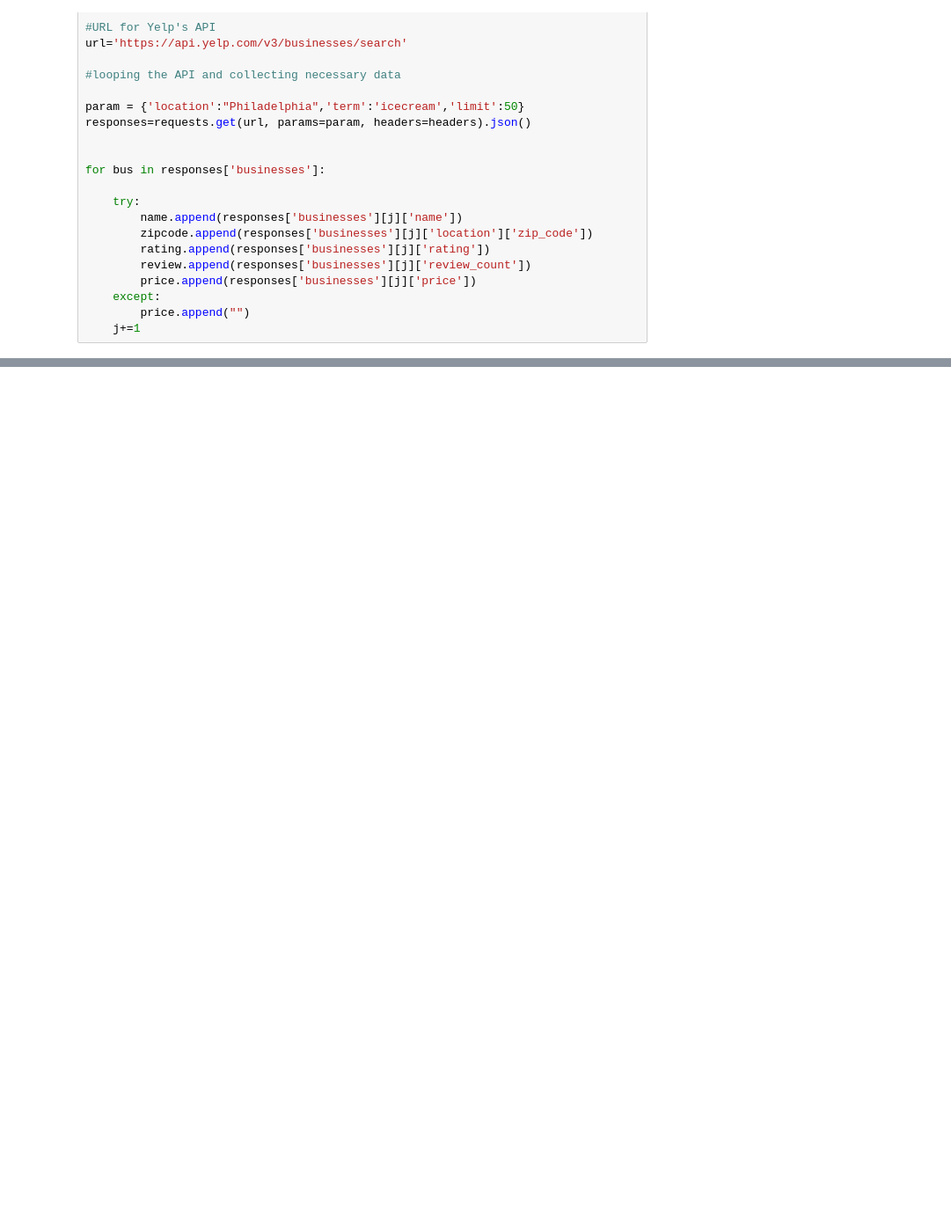
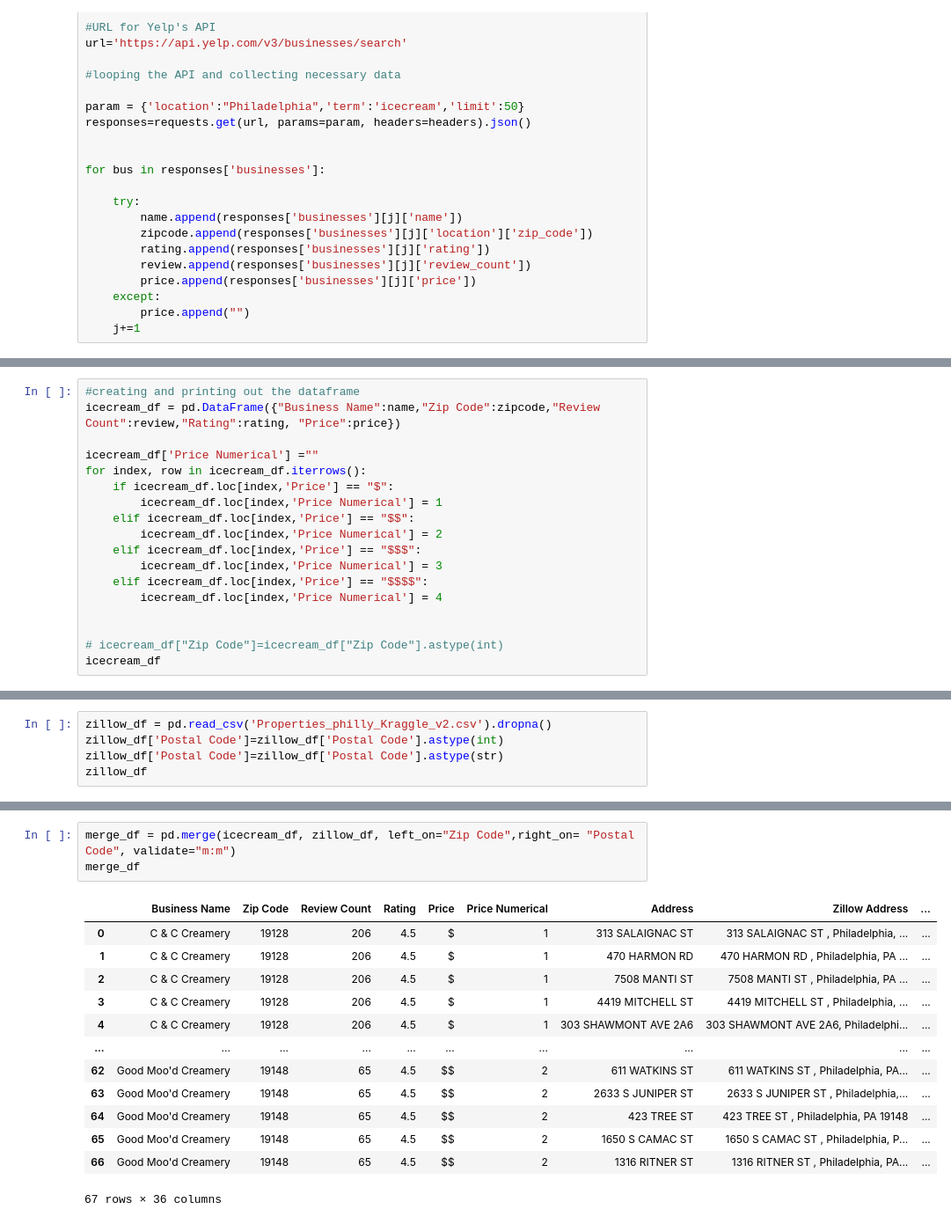
Before and after one commit to dylanjean/ETL-Project, a Jupyter notebook: Resources/icecream.ipynb, the cells around one changed output, grey strips where cells are left out. Shown at 88% size. Saved outputs shown, nothing was run; the diff lists cells and outputs as text; blank space fills up the shorter version.

```diff
--- a/Resources/icecream.ipynb
+++ b/Resources/icecream.ipynb
@@ -91,0 +51,18 @@ df
+# %%
+#creating and printing out the dataframe
+icecream_df = pd.DataFrame({"Business Name":name,"Zip Code":zipcode,"Review Count":review,"Rating":rating, "Price":price})
+
+icecream_df['Price Numerical'] =""
+for index, row in icecream_df.iterrows():
+    if icecream_df.loc[index,'Price'] == "$":
+        icecream_df.loc[index,'Price Numerical'] = 1
+    elif icecream_df.loc[index,'Price'] == "$$":
+        icecream_df.loc[index,'Price Numerical'] = 2
+    elif icecream_df.loc[index,'Price'] == "$$$":
+        icecream_df.loc[index,'Price Numerical'] = 3
+    elif icecream_df.loc[index,'Price'] == "$$$$":
+        icecream_df.loc[index,'Price Numerical'] = 4
+
+
+# icecream_df["Zip Code"]=icecream_df["Zip Code"].astype(int)
+icecream_df
@@ -93,0 +89,5 @@ df.to_csv('ETL_df.csv')
+# %%
+zillow_df = pd.read_csv('Properties_philly_Kraggle_v2.csv').dropna()
+zillow_df['Postal Code']=zillow_df['Postal Code'].astype(int)
+zillow_df['Postal Code']=zillow_df['Postal Code'].astype(str)
+zillow_df
@@ -93,0 +108,17 @@ df.to_csv('ETL_df.csv')
+# %%
+merge_df = pd.merge(icecream_df, zillow_df, left_on="Zip Code",right_on= "Postal Code", validate="m:m")
+merge_df
+# %% [output]
+|  | Business Name | Zip Code | Review Count | Rating | Price | Price Numerical | Address | Zillow Address | ... |
+| 0 | C & C Creamery | 19128 | 206 | 4.5 | $ | 1 | 313 SALAIGNAC ST | 313 SALAIGNAC ST , Philadelphia, ... | ... |
+| 1 | C & C Creamery | 19128 | 206 | 4.5 | $ | 1 | 470 HARMON RD | 470 HARMON RD , Philadelphia, PA ... | ... |
+| 2 | C & C Creamery | 19128 | 206 | 4.5 | $ | 1 | 7508 MANTI ST | 7508 MANTI ST , Philadelphia, PA ... | ... |
+| 3 | C & C Creamery | 19128 | 206 | 4.5 | $ | 1 | 4419 MITCHELL ST | 4419 MITCHELL ST , Philadelphia, ... | ... |
+| 4 | C & C Creamery | 19128 | 206 | 4.5 | $ | 1 | 303 SHAWMONT AVE 2A6 | 303 SHAWMONT AVE 2A6, Philadelphi... | ... |
+| ... | ... | ... | ... | ... | ... | ... | ... | ... | ... |
+| 62 | Good Moo'd Creamery | 19148 | 65 | 4.5 | $$ | 2 | 611 WATKINS ST | 611 WATKINS ST , Philadelphia, PA... | ... |
+| 63 | Good Moo'd Creamery | 19148 | 65 | 4.5 | $$ | 2 | 2633 S JUNIPER ST | 2633 S JUNIPER ST , Philadelphia,... | ... |
+| 64 | Good Moo'd Creamery | 19148 | 65 | 4.5 | $$ | 2 | 423 TREE ST | 423 TREE ST , Philadelphia, PA 19148 | ... |
+| 65 | Good Moo'd Creamery | 19148 | 65 | 4.5 | $$ | 2 | 1650 S CAMAC ST | 1650 S CAMAC ST , Philadelphia, P... | ... |
+| 66 | Good Moo'd Creamery | 19148 | 65 | 4.5 | $$ | 2 | 1316 RITNER ST | 1316 RITNER ST , Philadelphia, PA... | ... |
+67 rows × 36 columns
```
Also changed, not shown: parts of 22 cells of this notebook, 2 other files.
